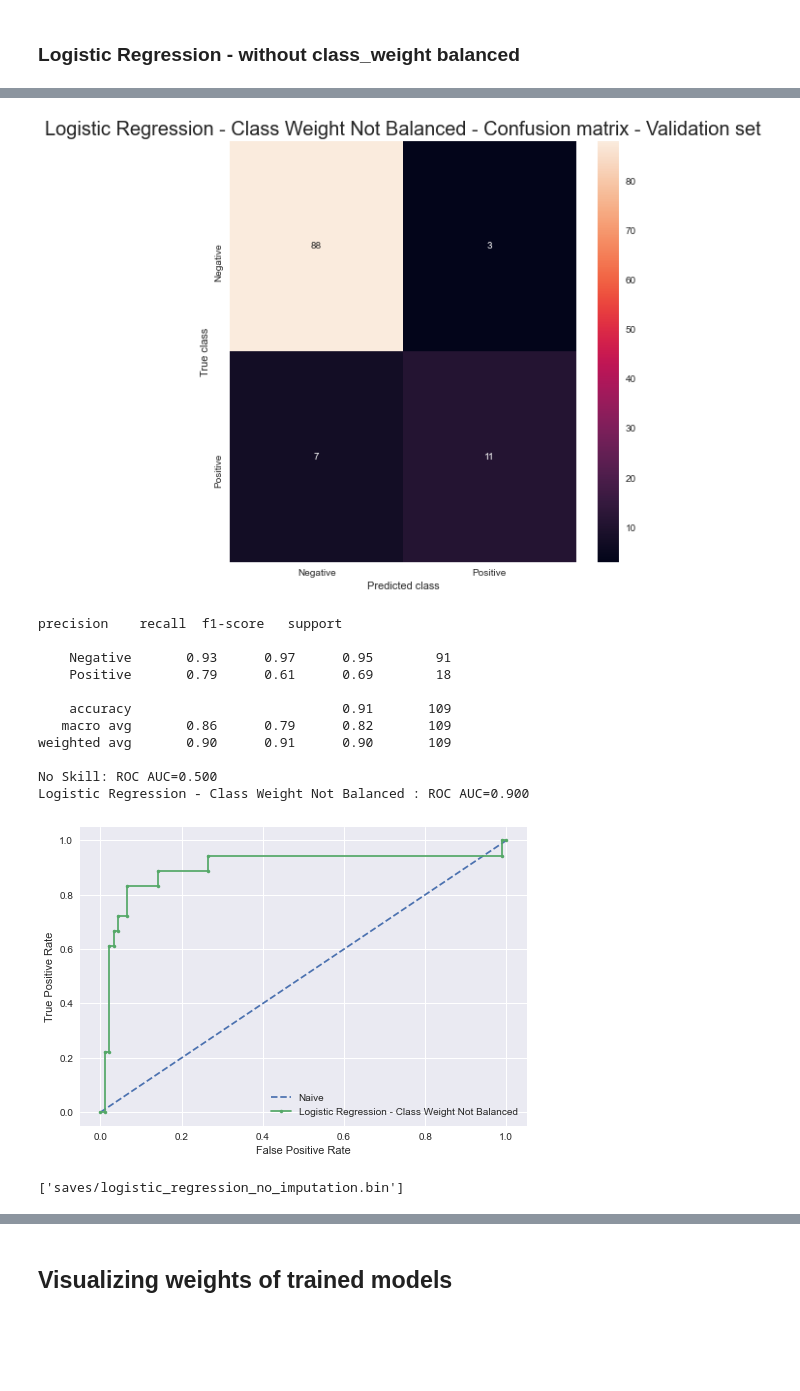
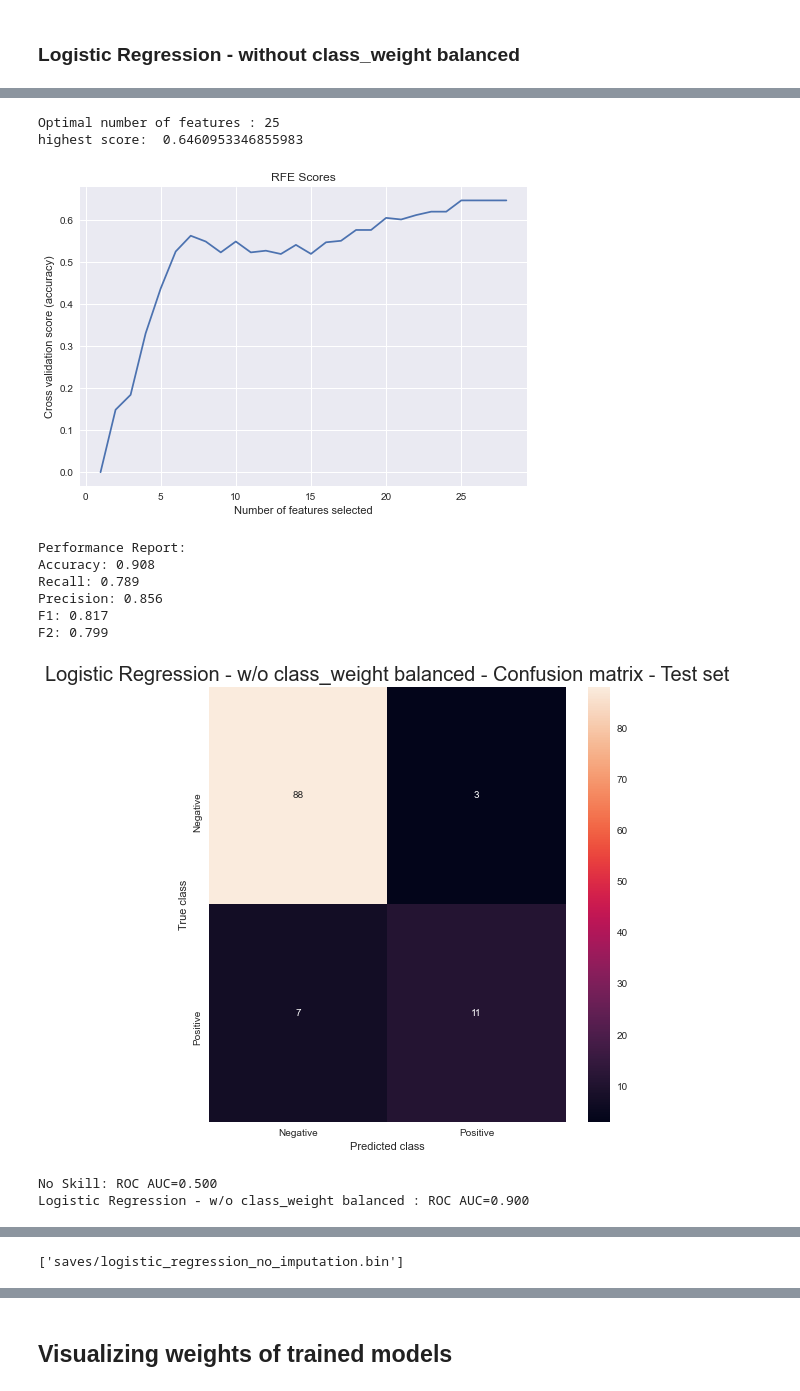
Before and after one commit to lucasthim/covid19-prediction, a Jupyter notebook: 02_analysis_with_recursive_feature_elimination.ipynb, the cells around one changed output, grey strips where cells are left out. Cells and saved outputs as stored; diff of their text form; code cells hidden in the pictures; blank space fills up the shorter version.

```diff
--- a/02_analysis_with_recursive_feature_elimination.ipynb
+++ b/02_analysis_with_recursive_feature_elimination.ipynb
@@ -451,19 +102,20 @@ LogisticRegression(C=100, class_weight=None, dual=False, fit_intercept=True,
-# %%
-df_result = model_utils.predict(best_model_lr_no_balance,X_validation_norm[selected_features_lr_no_balance],y_validation);
-metrics_utils.evalute_model_performance(best_model_lr_no_balance, 'Logistic Regression - Class Weight Not Balanced',X_validation_norm[selected_features_lr_no_balance],y_validation,df_result)
-dump(best_model_lr_no_balance, 'saves/logistic_regression_no_imputation.bin', compress=True)
-# %% [output]
-[figure, removed]
-precision    recall  f1-score   support
-
-    Negative       0.93      0.97      0.95        91
-    Positive       0.79      0.61      0.69        18
-
-    accuracy                           0.91       109
-   macro avg       0.86      0.79      0.82       109
-weighted avg       0.90      0.91      0.90       109
-
-No Skill: ROC AUC=0.500
-Logistic Regression - Class Weight Not Balanced : ROC AUC=0.900
-[figure, removed]
-['saves/logistic_regression_no_imputation.bin']
+# %%
+model = LogisticRegression(C = 100, penalty = 'l2',class_weight = None);
+features_lr_no_balance, _, best_lr_no_balance, _ = model_utils.model_fit_with_rfe_cv(model,X_train_norm,y_train,folds=5,score = f2_scorer,verbose = 2)
+best_lr_no_balance.fit(X_train_norm[features_lr_no_balance],y_train.values)
+
+model_utils.evalute_model_performance(best_lr_no_balance, 'Logistic Regression - w/o class_weight balanced',X_test_norm[features_lr_no_balance],y_test)
+dump(best_lr_no_balance, 'saves/logistic_regression_no_imputation.bin', compress=True)
+# %% [output]
+Optimal number of features : 25
+highest score:  0.6460953346855983
+[figure, added]
+Performance Report:
+Accuracy: 0.908
+Recall: 0.789
+Precision: 0.856
+F1: 0.817
+F2: 0.799
+[figure, added]
+No Skill: ROC AUC=0.500
+Logistic Regression - w/o class_weight balanced : ROC AUC=0.900
@@ -469,0 +123 @@ Logistic Regression - Class Weight Not Balanced : ROC AUC=0.900
+['saves/logistic_regression_no_imputation.bin']
```
Also changed, not shown: parts of 73 cells of this notebook, 11 other files.
